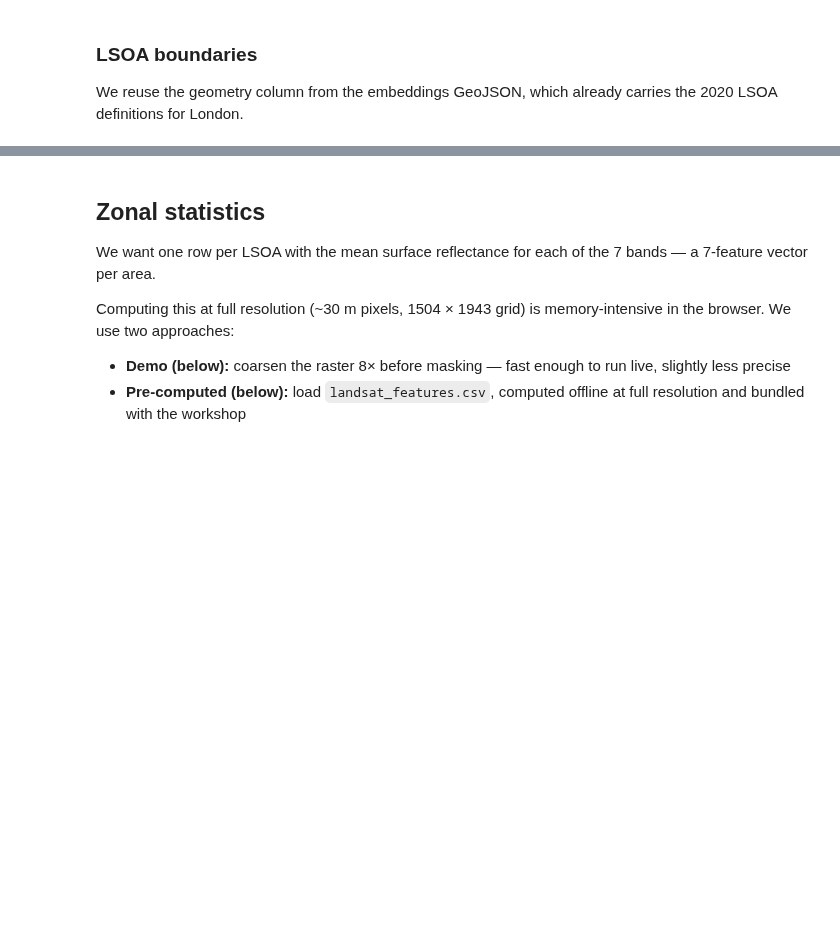
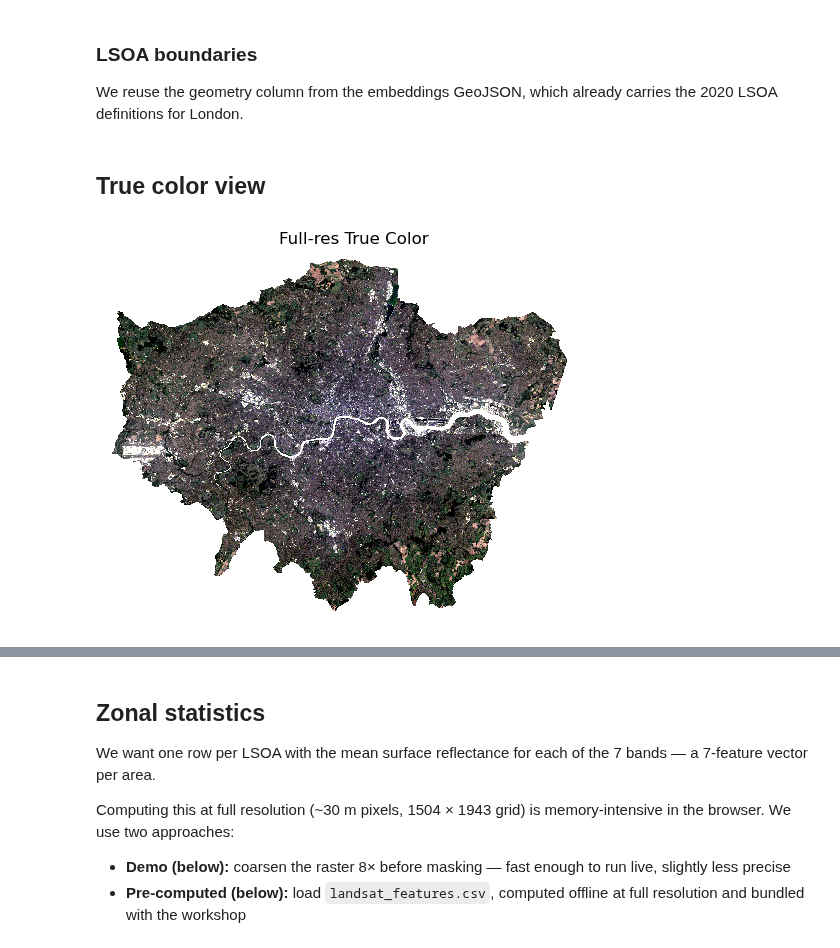
Before and after one commit to Imago-SDRUK/satIMD, a Jupyter notebook: jupyterlite/content/lab_01-Manual_features.ipynb, the cells around one changed output, grey strips where cells are left out. Cells and saved outputs as stored; diff of their text form; code cells hidden in the pictures; blank space fills up the shorter version.

```diff
--- a/jupyterlite/content/lab_01-Manual_features.ipynb
+++ b/jupyterlite/content/lab_01-Manual_features.ipynb
@@ -36,0 +41,16 @@ lsoa
+# %% [markdown]
+## True color view
+# %%
+rgb = sr.sel(band=['B4', 'B3', 'B2'])    # <1>
+lo = rgb.quantile(0.02, dim=['x', 'y'])  # <2>
+hi = rgb.quantile(0.98, dim=['x', 'y'])  # <2>
+ax = (
+    ((rgb - lo) / (hi - lo))             # <3>
+    .clip(0, 1)                          # <4>
+    .plot.imshow()                       # <5>
+)
+ax.axes.set_axis_off()                   # <6>
+ax.axes.set_title('Full-res True Color');# <6>
+plt.show()                               # <7>
+# %% [output]
+[figure, added]
```
Also changed, not shown: parts of 18 cells of this notebook.
